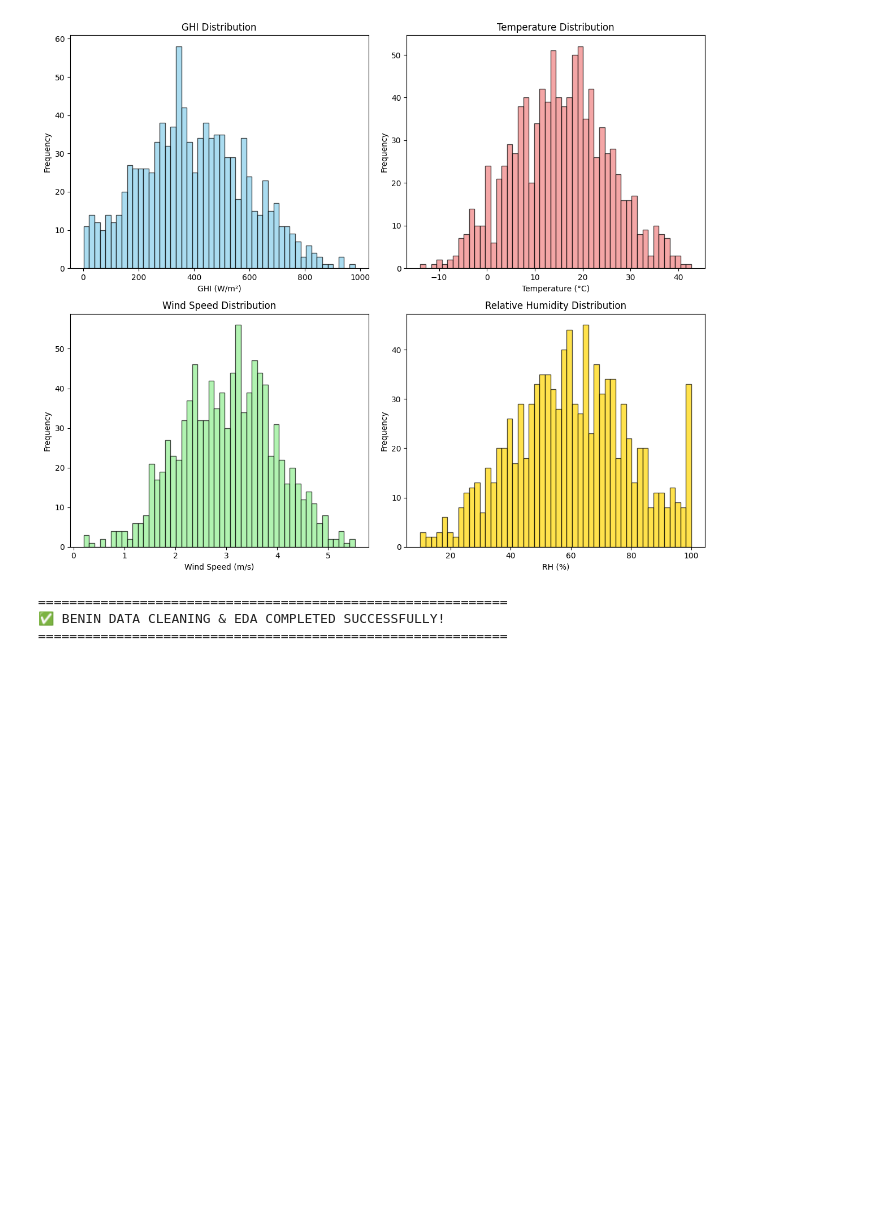
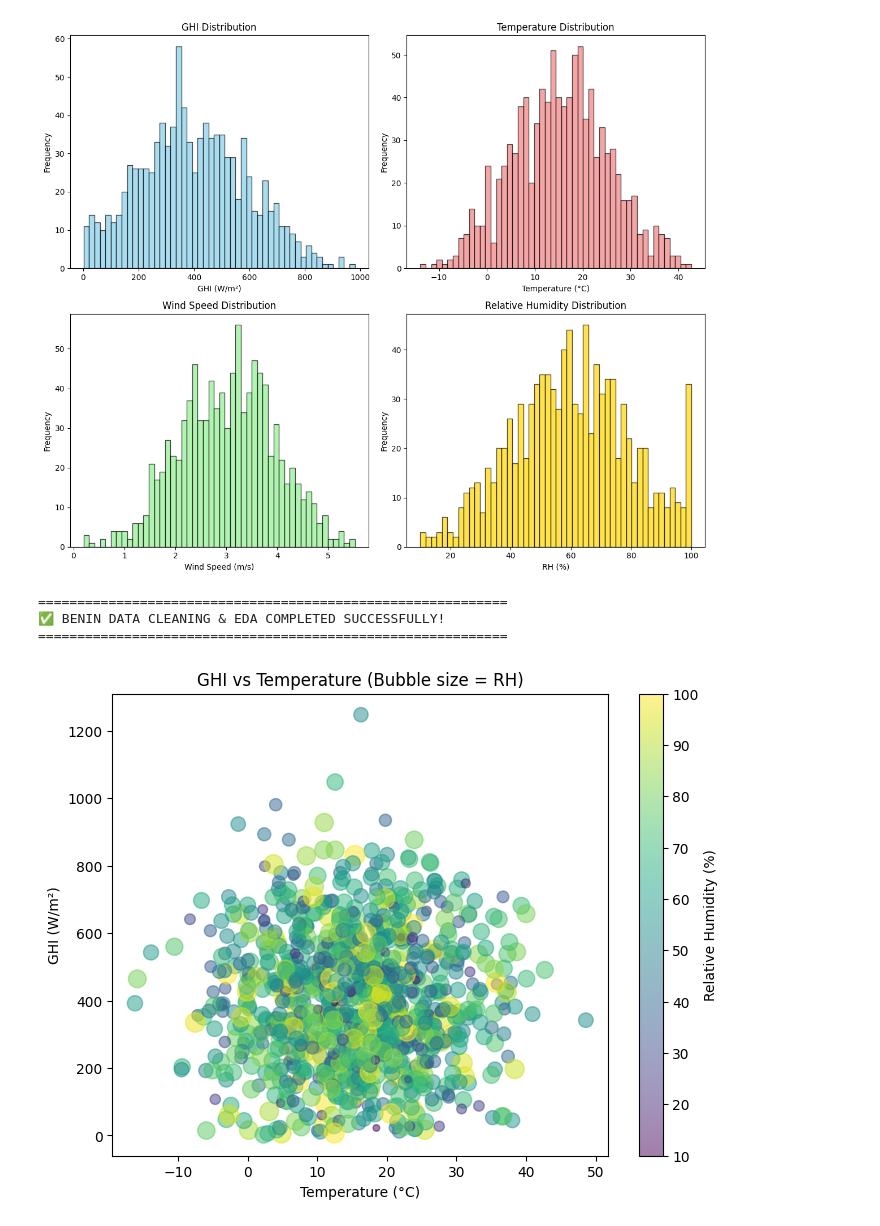
Before and after one commit to melat33/solar-challenge-week0, a Jupyter notebook: notebooks/benin_eda.ipynb, the cells around one changed output. Saved outputs shown, nothing was run; the diff lists cells and outputs as text; code cells hidden in the pictures; blank space fills up the shorter version.

```diff
--- a/notebooks/benin_eda.ipynb
+++ b/notebooks/benin_eda.ipynb
@@ -358,0 +361,17 @@ print("="*60)
+# %%
+plt.figure(figsize=(8,6))
+plt.scatter(
+    df['Tamb'],
+    df['GHI'],
+    s=df['RH']*2,   # scale bubble size for visibility
+    c=df['RH'],     # color by RH too
+    alpha=0.5,
+    cmap='viridis'
+)
+plt.colorbar(label='Relative Humidity (%)')
+plt.xlabel("Temperature (°C)")
+plt.ylabel("GHI (W/m²)")
+plt.title("GHI vs Temperature (Bubble size = RH)")
+plt.show()
+# %% [output]
+[figure, added]
```
Also changed, not shown: parts of 7 cells of this notebook, 5 other files.
